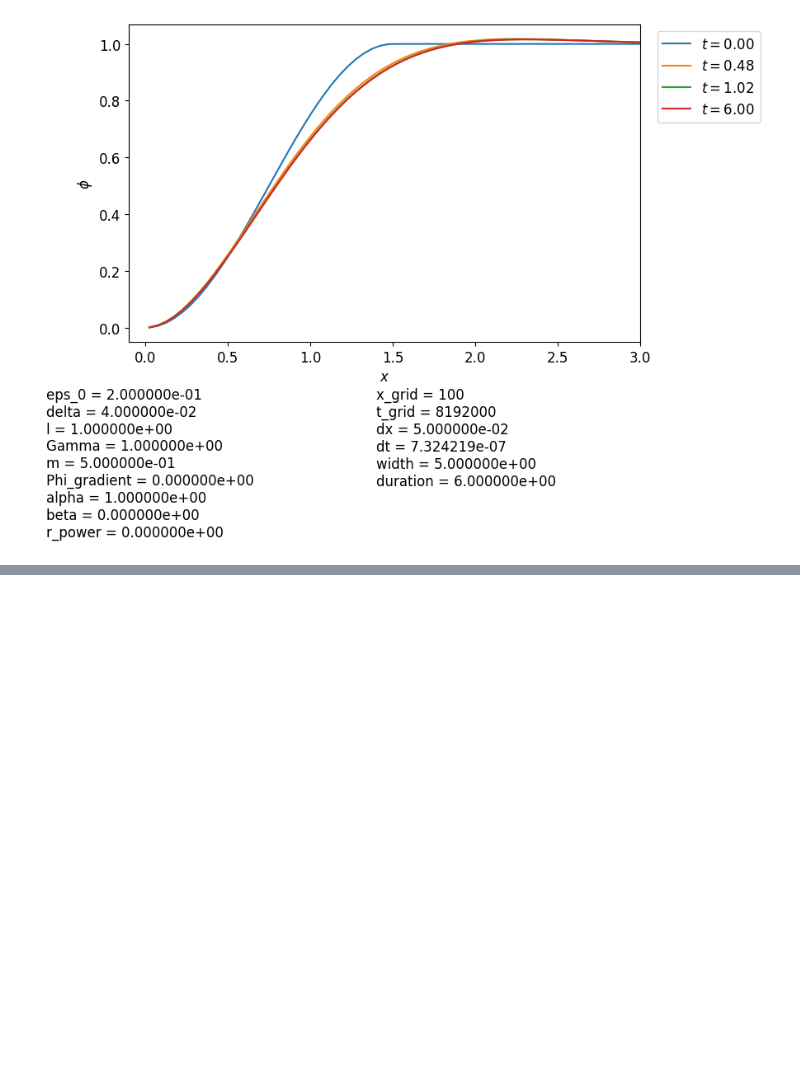
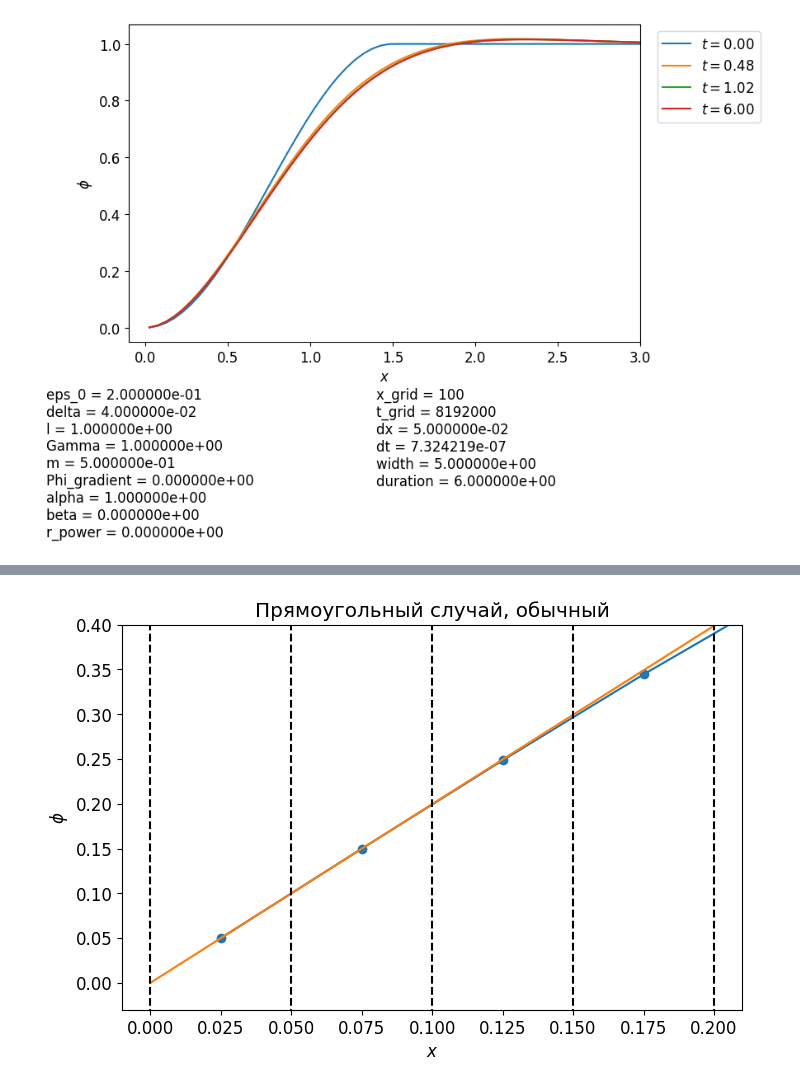
Before and after one commit to ponomarevandr/disruption, a Jupyter notebook: finite_volumes/experiments/base_functions/base_functions.ipynb, the cells around one changed output, grey strips where cells are left out. Drawn from its saved outputs; the diff is of its cells as text; code cells hidden in the pictures; blank space fills up the shorter version.

```diff
--- a/finite_volumes/experiments/base_functions/base_functions.ipynb
+++ b/finite_volumes/experiments/base_functions/base_functions.ipynb
@@ -39,0 +55,23 @@ model_plot(model_100_bi, [0, 0.5, 1, 6], figsize=(8, 5), xlim=[-0.1, 3])
+# %%
+def plot_near_0(model, f, ylim, title):
+    plt.figure(figsize=(8, 5))
+    plt.title(title)
+    plt.xlabel('$x$')
+    plt.ylabel('$\phi$')
+    plt.xlim([-0.01, 0.21])
+    plt.ylim(ylim)
+    plt.plot(model.xs, model.phi[-1], '-o')
+    a_higher = model.df_additional.iloc[-1, -3]
+    b_higher = model.df_additional.iloc[-1, -2]
+    rs = np.linspace(0.00001, 0.21, 400)
+    plt.plot(rs, f(a_higher, b_higher, rs))
+    for i in range(5):
+        x = i * model.params['dx']
+        plt.plot([x, x], [-1, 1], '--', color='black')
+    plt.show()
+# %%
+def f_quadratic(a, b, r):
+    return a * r**2 + b * r
+plot_near_0(model_100, f_quadratic, [-0.03, 0.4], 'Прямоугольный случай, обычный')
+# %% [output]
+[figure, added]
```
Also changed, not shown: parts of 8 cells of this notebook, 9 other files.
